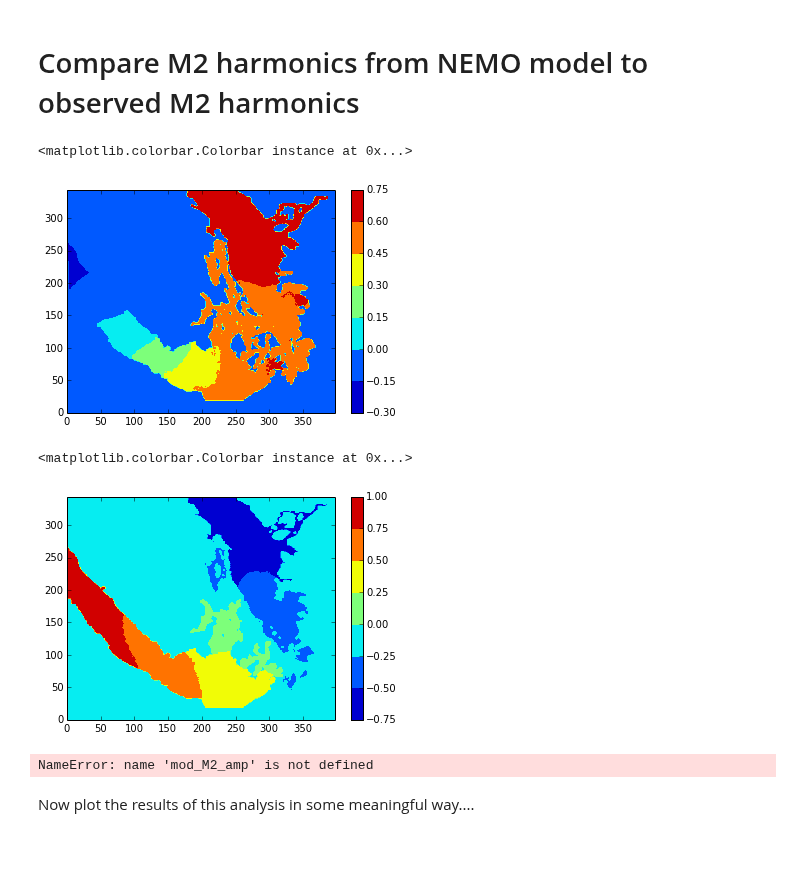
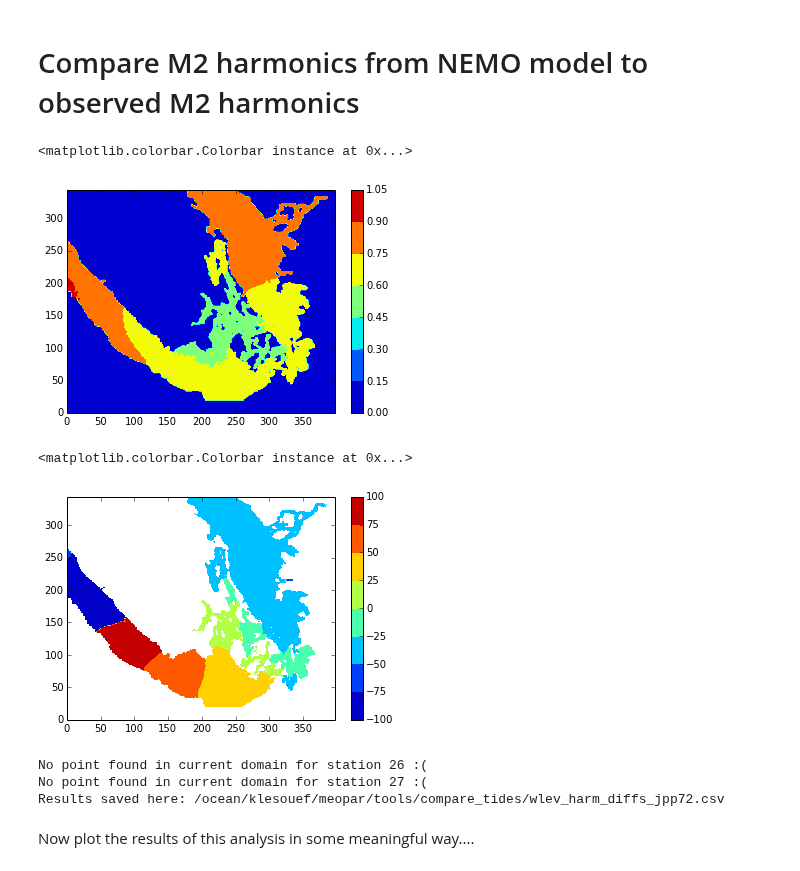
Before and after one commit to SalishSeaCast/tools, a Jupyter notebook: compare_tides/comp_wlev_harm.ipynb, the cells around one changed output. Saved outputs shown, nothing was run; the diff lists cells and outputs as text; code cells hidden in the pictures.

Commit message:
Added switch to compare either concepts110 or jpp72

```diff
--- a/compare_tides/comp_wlev_harm.ipynb
+++ b/compare_tides/comp_wlev_harm.ipynb
@@ -9,6 +9,10 @@ from itertools import islice
 import netCDF4 as NC
 import numpy as np
 from math import radians, cos, sin, asin, sqrt, pi
+# %%
+#tell the notebook which run you'd like to compare
+concepts110 = False
+jpp72 = True
 # %%
 #load in text file containing all the harmonics calculated from observations in Table 1 of Foreman et al. (1995)
 loc = "/ocean/klesouef/meopar/tools/compare_tides"
@@ -33,38 +37,43 @@ with open('obs_tidal_wlev_const_Foreman95.csv', 'rb') as csvfile:
             K1_amp.append(float(row[5]))
             K1_pha.append(float(row[6]))
 # %%
-#CONCEPTS110
-#load in M2 harmonics modelled data from NEMO
-#loc = "/ocean/klesouef/meopar/tools/NetCDF_Plot"
-#os.chdir(loc)
-#harmT = NC.Dataset('WC3_Harmonics_gridT_TIDE2D.nc','r')
-#Get amplitude and phase
-#mod_M2_amp = harmT.variables['M2_amp'][0,:,:]
-#mod_M2_pha = harmT.variables['M2_pha'][0,:,:]
+if concepts110:
+    #CONCEPTS110
+    #load in M2 harmonics modelled data from NEMO
+    loc = "/ocean/klesouef/meopar/tools/NetCDF_Plot"
+    os.chdir(loc)
+    harmT = NC.Dataset('WC3_Harmonics_gridT_TIDE2D.nc','r')
+    #Get amplitude and phase
+    mod_M2_amp = harmT.variables['M2_amp'][0,:,:]
+    mod_M2_pha = harmT.variables['M2_pha'][0,:,:]
 
-#JPP 72 hour
-#load in M2 harmonics modelled data from NEMO
-loc = "/ocean/klesouef/meopar/SS-run-sets/JPP/72h_3d_iomput"
-os.chdir(loc)
-harmT = NC.Dataset('JPP_1d_20020102_20020104_grid_T.nc','r')
-#Get amplitude and phase
-mod_M2_x_elev = harmT.variables['M2_x_elev'][0,:,:]
-mod_M2_y_elev = harmT.variables['M2_y_elev'][0,:,:]
+if jpp72:
+    #JPP 72 hour
+    #load in M2 harmonics modelled data from NEMO
+    loc = "/ocean/klesouef/meopar/SS-run-sets/JPP/72h_3d_iomput"
+    os.chdir(loc)
+    harmT = NC.Dataset('JPP_1d_20020102_20020104_grid_T.nc','r')
+    #Get amplitude and phase
+    mod_M2_x_elev = harmT.variables['M2_x_elev'][0,:,:]    #Cj
+    mod_M2_y_elev = harmT.variables['M2_y_elev'][0,:,:]    #Sj
+
+    mod_M2_amp = np.sqrt(mod_M2_x_elev**2+mod_M2_y_elev**2)
+    mod_M2_pha = np.degrees(np.arctan(mod_M2_y_elev/mod_M2_x_elev))
 # %%
 #plot M2_x_elev
 import matplotlib.pyplot as plt
-plt.contourf(mod_M2_x_elev)
+plt.contourf(mod_M2_amp)
 plt.colorbar()
 # %% [output]
 <matplotlib.colorbar.Colorbar instance at 0x...>
-[figure, old version]
+[figure, new version]
 # %%
 #plot M2_y_elev
-plt.contourf(mod_M2_y_elev)
+plt.contourf(mod_M2_pha)
 plt.colorbar()
 # %% [output]
 <matplotlib.colorbar.Colorbar instance at 0x...>
-[figure, old version]
+[figure, new version]
 # %%
 #get the bathymetry, lats and longs
 os.chdir('/ocean/klesouef/meopar/nemo-forcing/grid')
@@ -120,10 +129,13 @@ loc = "/ocean/klesouef/meopar/tools/compare_tides"
 os.chdir(loc)
 
 #make an appropriately named csv file for results (FINISH THIS)
-#model_run_name = ???
-#outfile = 'wlev_harm_diffs_'+model_run_name
+if concepts110:
+    model_run_name = 'concepts110'
+if jpp72:
+    model_run_name = 'jpp72'
+outfile = 'wlev_harm_diffs_'+model_run_name+'.csv'
 
-with open('wlev_harm_diffs.csv', 'wb') as csvfile:
+with open(outfile, 'wb') as csvfile:
     writer = csv.writer(csvfile, delimiter=',')
     writer.writerow(['Station Number','Station Name','Longitude','Latitude','Difference Foreman','Difference Masson'])
     for t in np.arange(0,len(lat)):
@@ -144,9 +156,11 @@ with open('wlev_harm_diffs.csv', 'wb') as csvfile:
             print('No point found in current domain for station '+str(t+1)+' :(')
             writer.writerow([str(t+1),sitename[t],-lon[t],lat[t],9999,9999])
 
-print('Results saved here: '+loc+'/w_lev_harm_diffs.csv')
+print('Results saved here: '+loc+'/'+outfile)
 # %% [output]
-NameError: name 'mod_M2_amp' is not defined
+No point found in current domain for station 26 :(
+No point found in current domain for station 27 :(
+Results saved here: /ocean/klesouef/meopar/tools/compare_tides/wlev_harm_diffs_jpp72.csv
 # %% [markdown]
 Now plot the results of this analysis in some meaningful way....
 # %%
```
Also changed, not shown: parts of 1 cell of this notebook, 1 other file.
